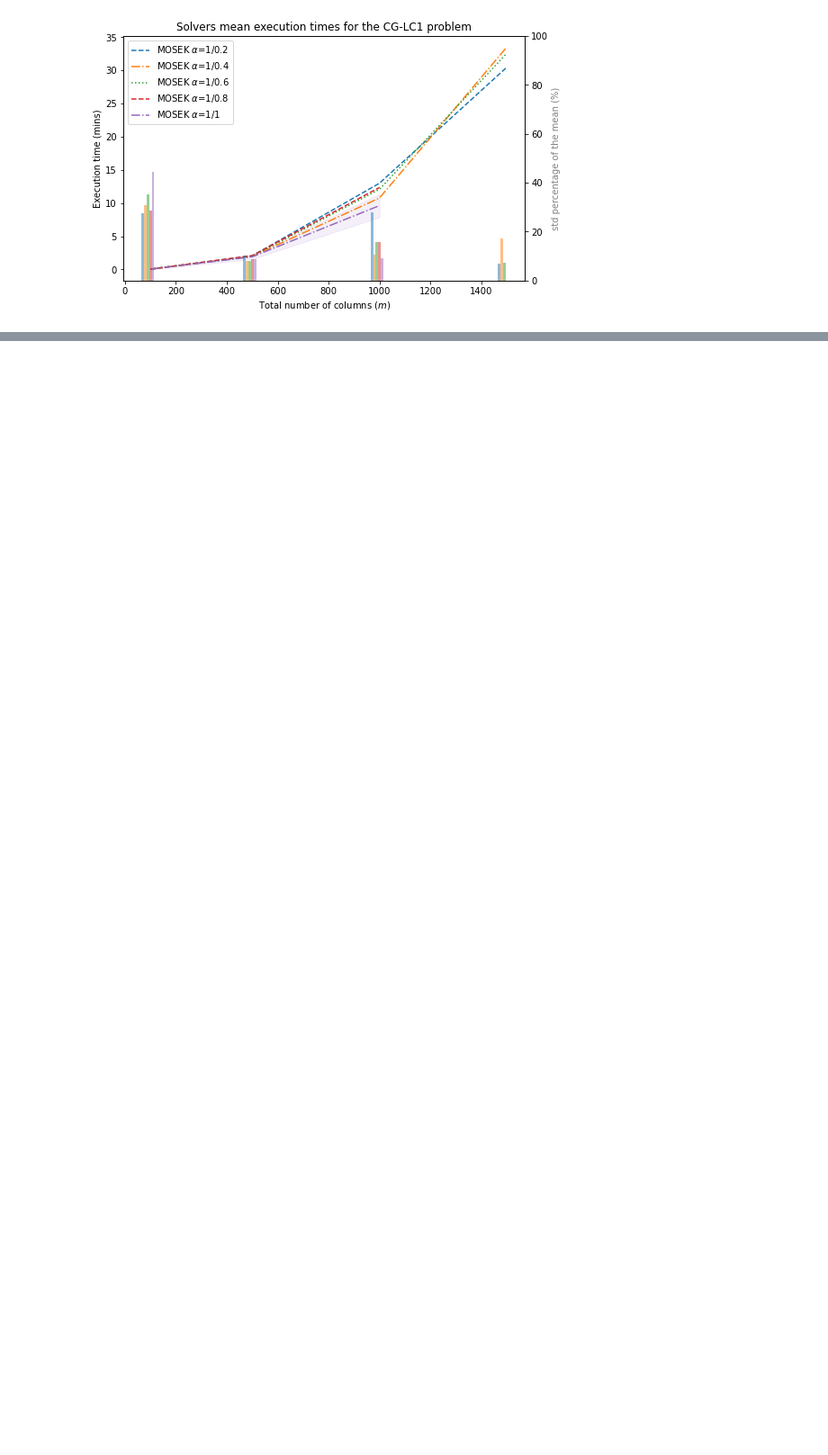
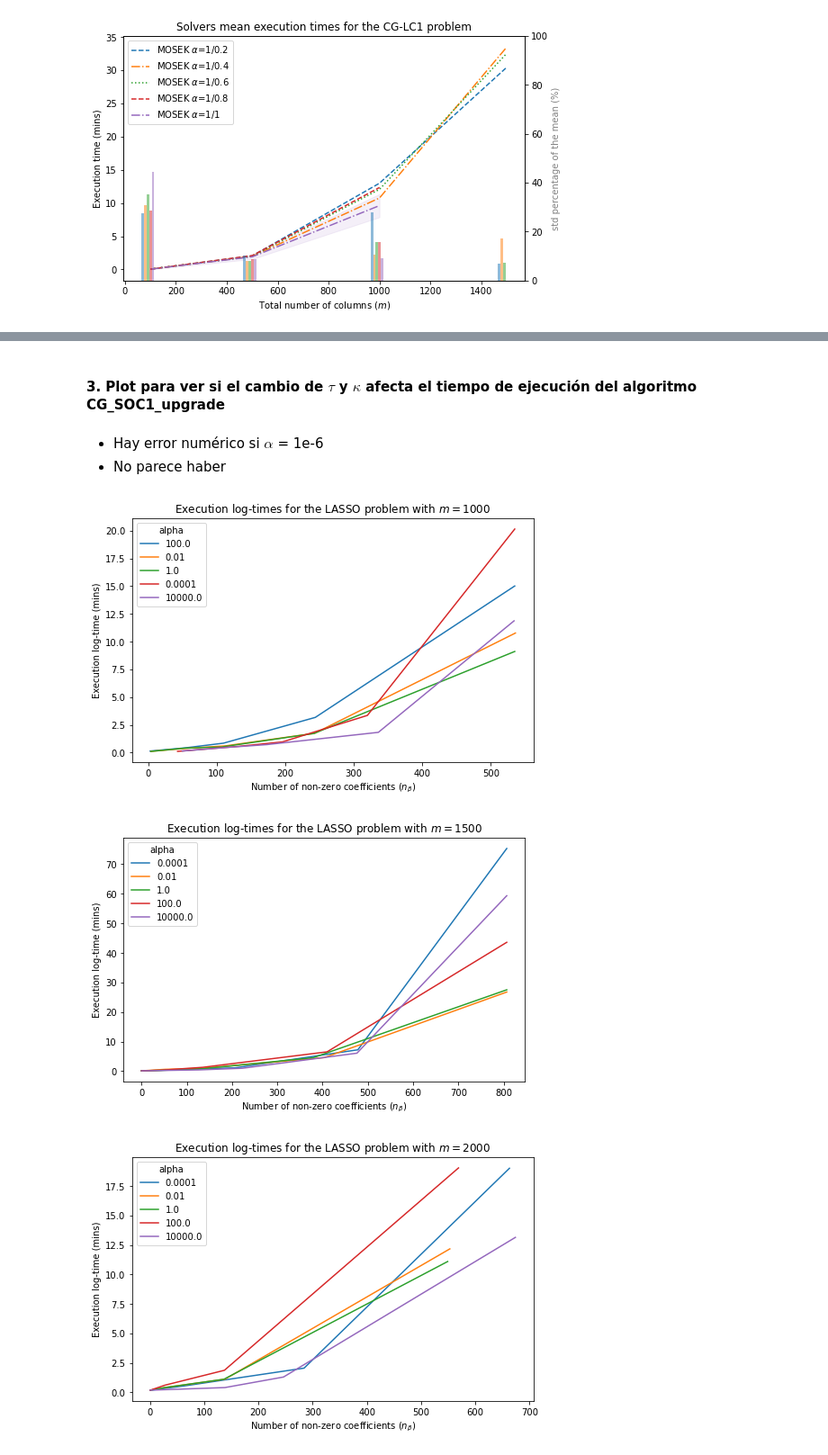
Before and after one commit to nicacevedo/column-generation-for-large-scale-feature-selection, a Jupyter notebook: plots.ipynb, the cells around one changed output, grey strips where cells are left out. Shown: that part at 90% size. Saved outputs shown, nothing was run; the diff lists cells and outputs as text; code cells hidden in the pictures; blank space fills up the shorter version.

```diff
--- a/plots.ipynb
+++ b/plots.ipynb
@@ -326,0 +414,50 @@ for j,alpha_ in enumerate(alphas):
+# %% [markdown]
+#### 3. Plot para ver si el cambio de $\tau$ y $\kappa$ afecta el tiempo de ejecución del algoritmo CG_SOC1_upgrade
+# %% [markdown]
+- Hay error numérico si $\alpha$ = 1e-6
+- No parece haber
+# %%
+import matplotlib.pyplot as plt
+import pandas as pd
+import seaborn as sns
+
+# # ignore warnings
+# import warnings
+# warnings.filterwarnings('ignore')
+
+# Read data from results/elastic-net/socp_CG_comparison_LASSO.csv
+df_final_results = pd.read_csv('./results/elastic-net/socp_CG_comparison_LASSO_alphas.csv').sort_values(by=['sample_size','model','n_betas'])
+
+# different linestyles for each model
+line_styles = ['-', '--', '-.', ':', '--', '-.', ':', '--', '-.', ':']
+
+# Different plots by sample_size, each one of them is a lineplot of the time by model, with x axis being the n_betas and y axis the time. The hue is the model
+sample_sizes = df_final_results['sample_size'].unique()
+for i,sample_size in enumerate(sample_sizes):
+    df_sample_size = df_final_results[df_final_results['sample_size']==sample_size]
+    df_sample_size['alpha'] = df_sample_size['alpha'].astype(str)
+    # fig, ax = plt.subplots(figsize=(8,5))
+    # # sns.violinplot(x='alpha', y='time', data=df_sample_size, ax=ax)
+    # sns.boxplot(x='alpha', y='time', data=df_sample_size, ax=ax)
+    # ax.set_xlabel(r'Alpha coefficient (${\alpha}$)')
+    # ax.set_ylabel('Execution time (mins)')
+    # ax.set_title(fr'Execution times for the CG_SOC1_upgrade model with $m=${sample_size}')
+    # # ax.set_xlim(0, 100)
+    # # ax.set_ylim(0, 6)
+    # # plt.savefig(f'results/elastic-net/plots/socp_CG_comparison_LASSO_sample_size_{sample_size}.pdf', bbox_inches='tight', dpi=300)
+    # plt.show()
+
+    # lineplot
+    fig, ax = plt.subplots(figsize=(8,5))
+    sns.lineplot(x='n_betas', y='time', hue='alpha', data=df_sample_size, ax=ax)
+    ax.set_xlabel(r'Number of non-zero coefficients ($n_{\beta}$)')
+    ax.set_ylabel('Execution log-time (mins)')
+    ax.set_title(f'Execution log-times for the LASSO problem with $m=${sample_size}')
+    # ax.set_xscale('log')
+    # ax.set_xlim(0, 20)
+    # plt.savefig(f'results/elastic-net/plots/socp_CG_comparison_LASSO_sample_size_{sample_size}_percentage_log.pdf', bbox_inches='tight', dpi=300)
+    plt.show()
+# %% [output]
+[figure, added]
+[figure, added]
+[figure, added]
```
Also changed, not shown: parts of 9 cells of this notebook, 8 other files.
